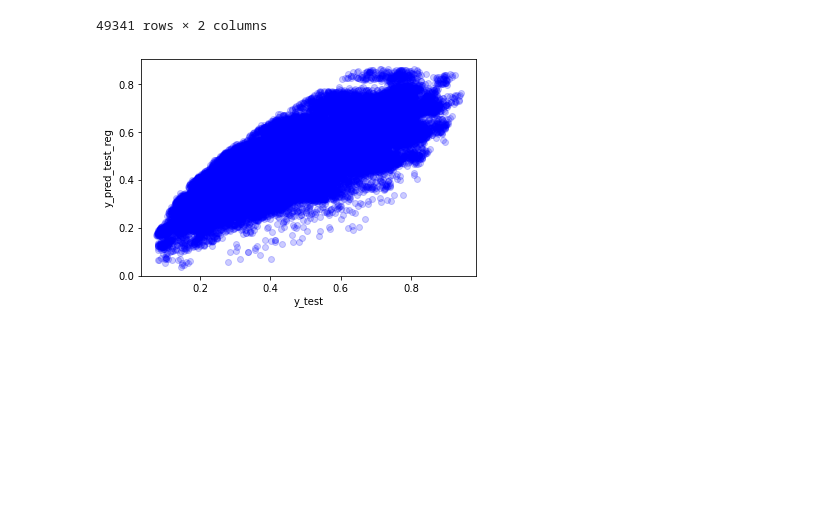
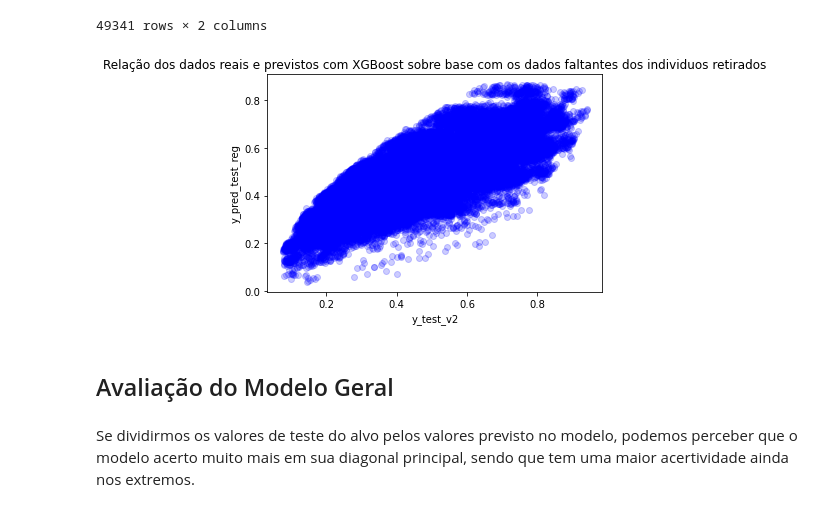
Before and after one commit to cassianojp/desafio_neoway, a Jupyter notebook: desafio_neoway_model.ipynb, the cells around one changed output. Saved outputs shown, nothing was run; the diff lists cells and outputs as text; code cells hidden in the pictures; blank space fills up the shorter version.

Commit message:
Avaliação do modelo

```diff
--- a/desafio_neoway_model.ipynb
+++ b/desafio_neoway_model.ipynb
@@ -676,7 +697,12 @@ resultados
 49341 rows × 2 columns
 # %%
 plt.plot(y_test_v2, y_pred_test_reg, 'bo', alpha=0.2);
-plt.xlabel('y_test');
+plt.xlabel('y_test_v2');
 plt.ylabel('y_pred_test_reg');
+plt.title('Relação dos dados reais e previstos com XGBoost sobre base com os dados faltantes dos individuos retirados');
 # %% [output]
-[figure, old version]
+[figure, new version]
+# %% [markdown]
+## Avaliação do Modelo Geral
+# %% [markdown]
+Se dividirmos os valores de teste do alvo pelos valores previsto no modelo, podemos perceber que o modelo acerto muito mais em sua diagonal principal, sendo que tem uma maior acertividade ainda nos extremos.
```
Also changed, not shown: parts of 66 cells of this notebook, 1 other file.
